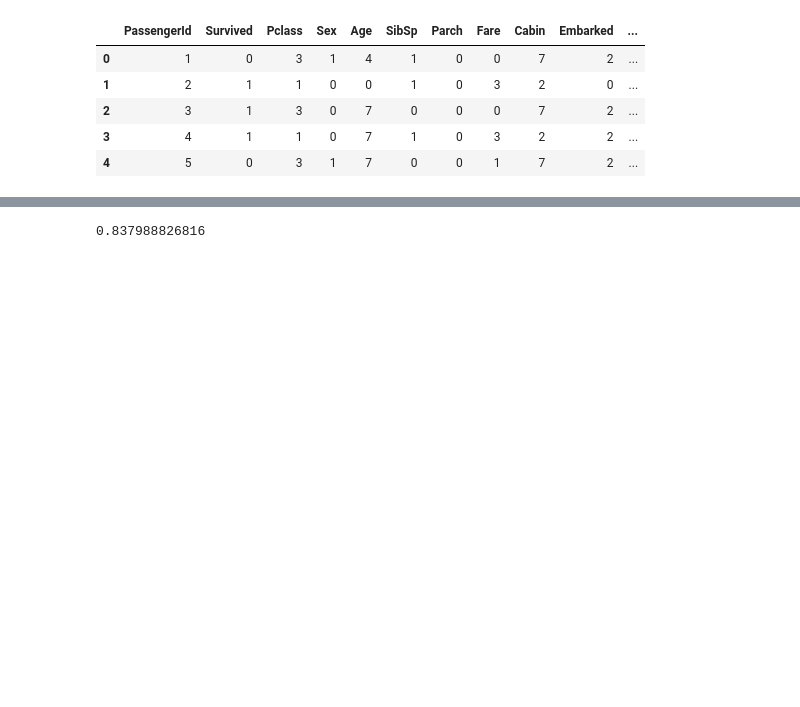
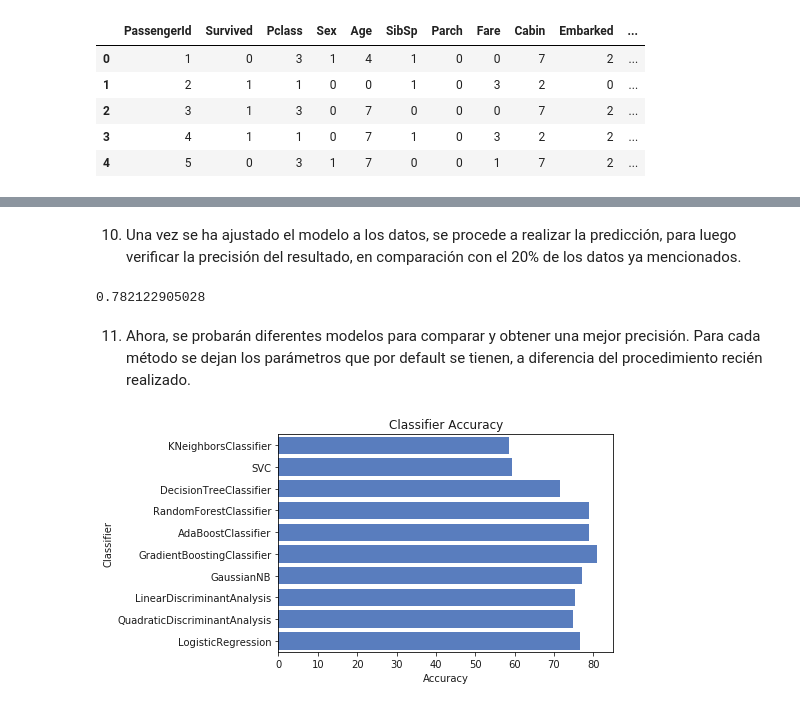
Before and after one commit to DiegoFelipeBryan/-Herramientas-Computacionales-IMEC3602, a Jupyter notebook: Proyecto/Titanic_the project.ipynb, the cells around one changed output, grey strips where cells are left out. Saved outputs shown, nothing was run; the diff lists cells and outputs as text; code cells hidden in the pictures; blank space fills up the shorter version.

```diff
--- a/Proyecto/Titanic_the project.ipynb
+++ b/Proyecto/Titanic_the project.ipynb
@@ -207,7 +231,55 @@ RandomForestClassifier(bootstrap=True, class_weight=None, criterion='entropy',
             oob_score=False, random_state=None, verbose=0,
             warm_start=False)
+# %% [markdown]
+10) Una vez se ha ajustado el modelo a los datos, se procede a realizar la predicción, para luego verificar la precisión del resultado, en comparación con el 20% de los datos ya mencionados.
 # %%
-predictions = clf.predict(X_test)
-print(accuracy_score(y_test, predictions))
+RFpredictions = clf.predict(X_test)
+print(accuracy_score(y_test, RFpredictions))
 # %% [output]
-0.837988826816
+0.782122905028
+# %% [markdown]
+11) Ahora, se probarán diferentes modelos para comparar y obtener una mejor precisión. Para cada método se dejan los parámetros que por default se tienen, a diferencia del procedimiento recién realizado.
+# %%
+#Clasificadores a usar
+classifiers = [
+    KNeighborsClassifier(3),
+    SVC(probability=True),
+    DecisionTreeClassifier(),
+    RandomForestClassifier(),
+    AdaBoostClassifier(),
+    GradientBoostingClassifier(),
+    GaussianNB(),
+    LinearDiscriminantAnalysis(),
+    QuadraticDiscriminantAnalysis(),
+    LogisticRegression()]
+
+log_cols = ["Classifier", "Accuracy"]
+log1  = pd.DataFrame(columns=log_cols)
+
+acc_dict1 = {}
+
+
+#Se realiza ajuste y predicción para cada método
+for clf in classifiers:
+    name = clf.__class__.__name__
+    clf.fit(X_train, y_train)
+    train_predictions = clf.predict(X_test)
+    acc = accuracy_score(y_test, train_predictions)
+    if name in acc_dict1:
+        acc_dict1[name] += acc
+    else:
+        acc_dict1[name] = acc
+
+# Graficación de resultados
+for clf in acc_dict1:
+    acc_dict1[clf] = acc_dict1[clf]*100
+    log_entry = pd.DataFrame([[clf, acc_dict1[clf]]], columns=log_cols)
+    log1 = log1.append(log_entry)
+
+plt.xlabel('Accuracy')
+plt.title('Classifier Accuracy')
+
+sns.set_color_codes("muted")
+sns.barplot(x='Accuracy', y='Classifier', data=log1, color="b");
+# %% [output]
+[figure, added]
```
Also changed, not shown: parts of 26 cells of this notebook.
